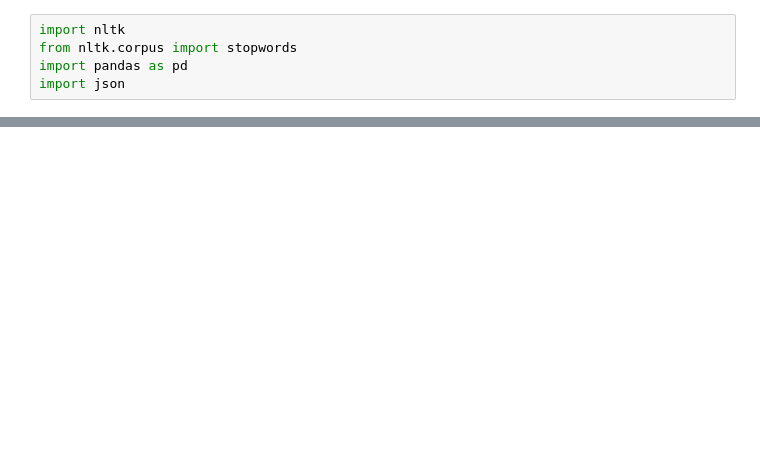
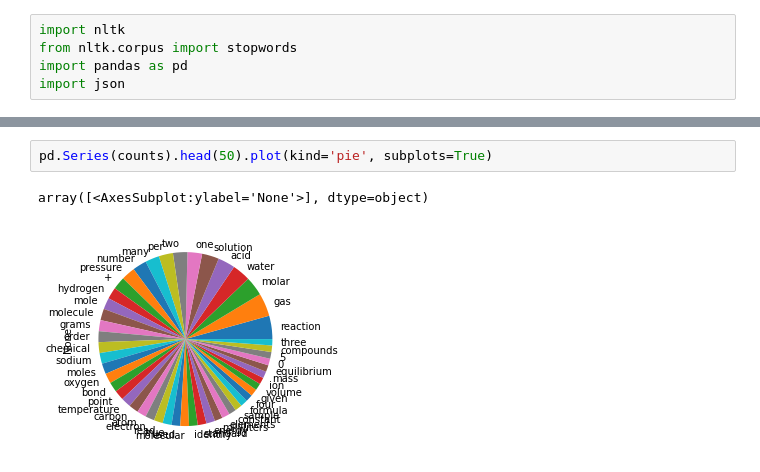
Before and after one commit to harirakul/SciBowlReader, a Jupyter notebook: analysis/frequency.ipynb, the cells around one changed output, grey strips where cells are left out. Saved outputs shown, nothing was run; the diff lists cells and outputs as text; blank space fills up the shorter version.

```diff
--- a/analysis/frequency.ipynb
+++ b/analysis/frequency.ipynb
@@ -91 +98,6 @@ plants        44
 dtype: int64
+# %%
+pd.Series(counts).head(50).plot(kind='pie', subplots=True)
+# %% [output]
+array([<AxesSubplot:ylabel='None'>], dtype=object)
+[figure, added]
```
Also changed, not shown: parts of 6 cells of this notebook.
